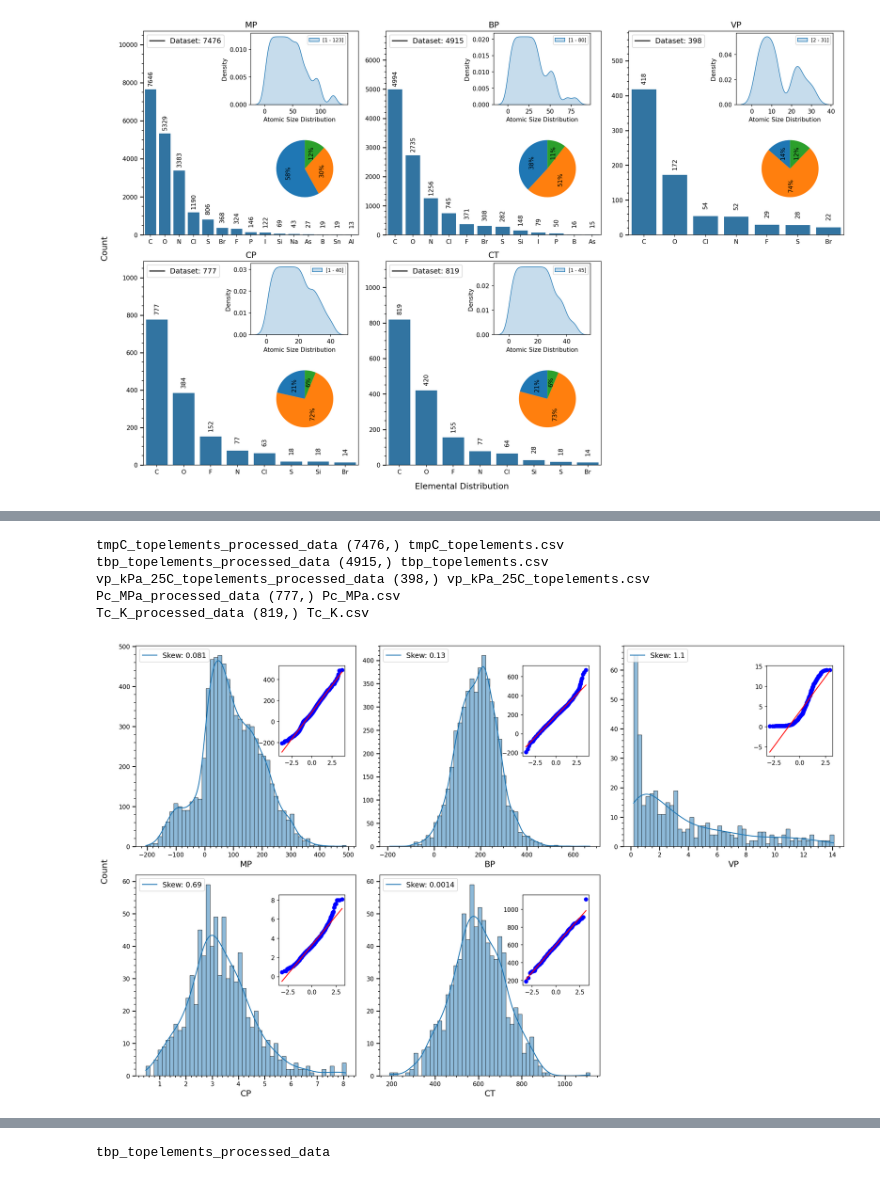
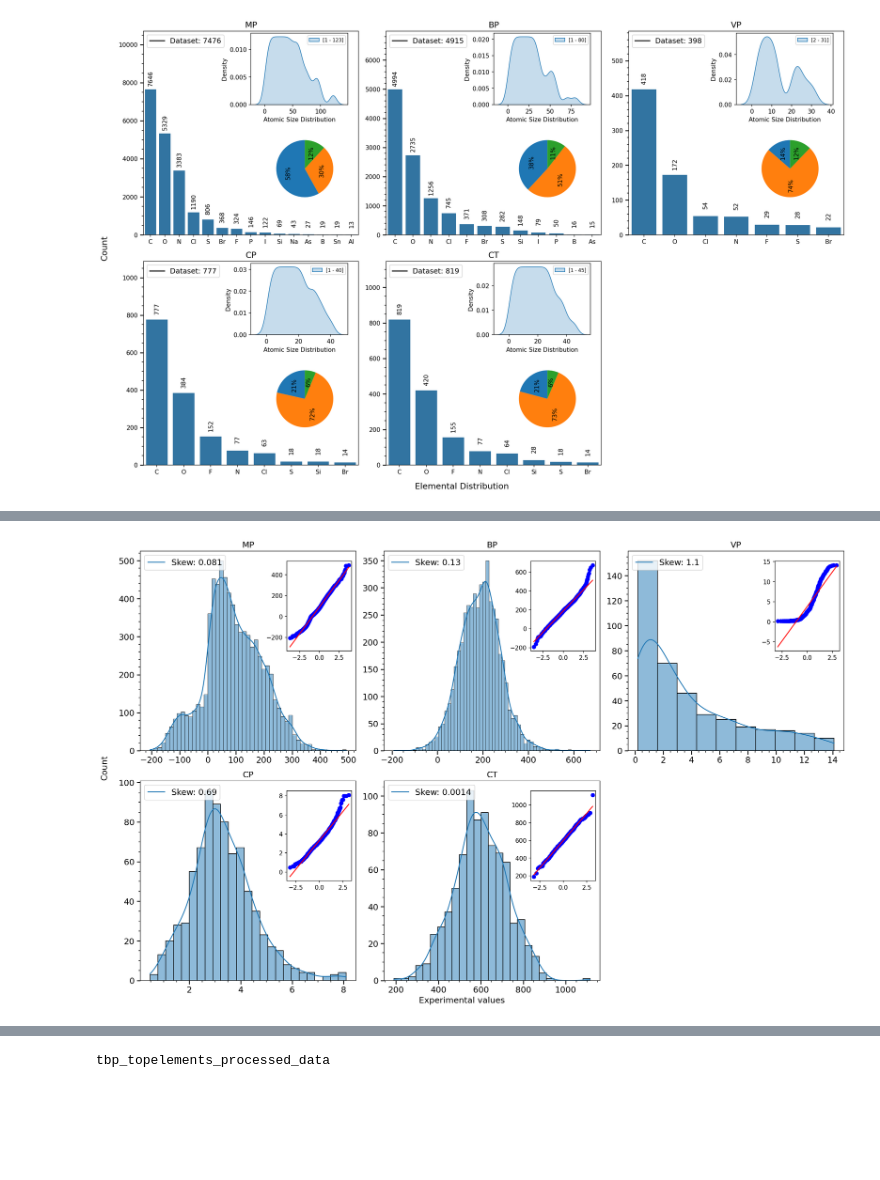
Before and after one commit to aravindhnivas/cxml_py, a Jupyter notebook: notebooks/plot_distributions.ipynb, the cells around one changed output, grey strips where cells are left out. Cells and saved outputs as stored; diff of their text form; code cells hidden in the pictures; blank space fills up the shorter version.

```diff
--- a/notebooks/plot_distributions.ipynb
+++ b/notebooks/plot_distributions.ipynb
@@ -157,9 +176,3 @@ fig.savefig(plots_dir / 'elemental_distribution.pdf', dpi=150, bbox_inches='tigh
 plt.show()
 # %% [output]
 [figure]
-# %%
-csv_file = list(processed_data_dirs[0].parent.glob('*.csv'))[0]
-df = pd.read_csv(csv_file)
-y = df['Processed tmp/ºC']
-y.shape, csv_file.name
-sns.histplot(y, bins=50, kde=True)
@@ -191,47 +201,50 @@ for i, data_dir in enumerate(processed_data_dirs):
     if y is None:
         continue
 
-    print(data_dir.name, y.shape, csv_file.name)
+    # print(data_dir.name, y.shape, csv_file.name)
     ax = axes[i]
     # histplot with KDE
-    sns.histplot(y, bins=50, kde=True, ax=ax)
-    ax.set_xlabel(titles[i], fontsize=14)
+    sns.histplot(y, kde=True, ax=ax)
+    ax.set_title(titles[i], fontsize=14)
+    # ax.set_xlabel(titles[i], fontsize=14)
+    # ax.xaxis.set_label_position("top")
+
     ax.set_ylabel('')
-    # ax.set_title(titles[i], fontsize=14)
+    ax.set_xlabel('')
+
     ax.minorticks_on()
 
     # set skewness and kurtosis as legend
     skewness = y.skew()
-    ax.legend([f'Skew: {sigfig.round(skewness, 2)}'], loc='upper left', fontsize=12)
+    ax.legend([f'Skew: {sigfig.round(skewness, 2)}'], loc='upper left', fontsize=14)
+    # ax.text(0.05, 0.95, f'Skew: {sigfig.round(skewness, 2)}', transform=ax.transAxes, fontsize=12)
 
-    inset_ax = ax.inset_axes([0.65, 0.45, 0.3, 0.45])
+    inset_ax = ax.inset_axes([0.68, 0.50, 0.3, 0.45])
     stats.probplot(y, dist="norm", plot=inset_ax)
     inset_ax.set_xlabel('')
     inset_ax.set_ylabel('')
     inset_ax.set_title('')
     # inset_ax.set_title('Q-Q Plot')
 
     ax.tick_params(width=1.5, length=6, which='major')
     ax.tick_params(width=1, length=3, which='minor')
 
+    # increate tick labels font size
+    ax.tick_params(axis='both', labelsize=14)
+
 # Remove the last subplot (bottom-right) if it exists
 if len(processed_data_dirs) < 6:
     fig.delaxes(axes[-1])
 
 # Add common X and Y labels
-# fig.text(0.5, 0.04, 'Elemental Distribution', ha='center', va='center', fontsize=14)
+fig.text(0.5, 0.05, 'Experimental values', ha='center', va='center', fontsize=14)
 fig.text(0.04, 0.5, 'Count', ha='center', va='center', rotation='vertical', fontsize=14)
 
 # Adjust layout to ensure plots fit well
 plt.tight_layout(rect=[0.05, 0.05, 1, 0.95])
 fig.savefig(plots_dir / 'y_distribution.pdf', dpi=150, bbox_inches='tight')
 plt.show()
 # %% [output]
-tmpC_topelements_processed_data (7476,) tmpC_topelements.csv
-tbp_topelements_processed_data (4915,) tbp_topelements.csv
-vp_kPa_25C_topelements_processed_data (398,) vp_kPa_25C_topelements.csv
-Pc_MPa_processed_data (777,) Pc_MPa.csv
-Tc_K_processed_data (819,) Tc_K.csv
-[figure, old version]
+[figure, new version]
 # %%
 plt.close('all')
```
Also changed, not shown: parts of 6 cells of this notebook.
